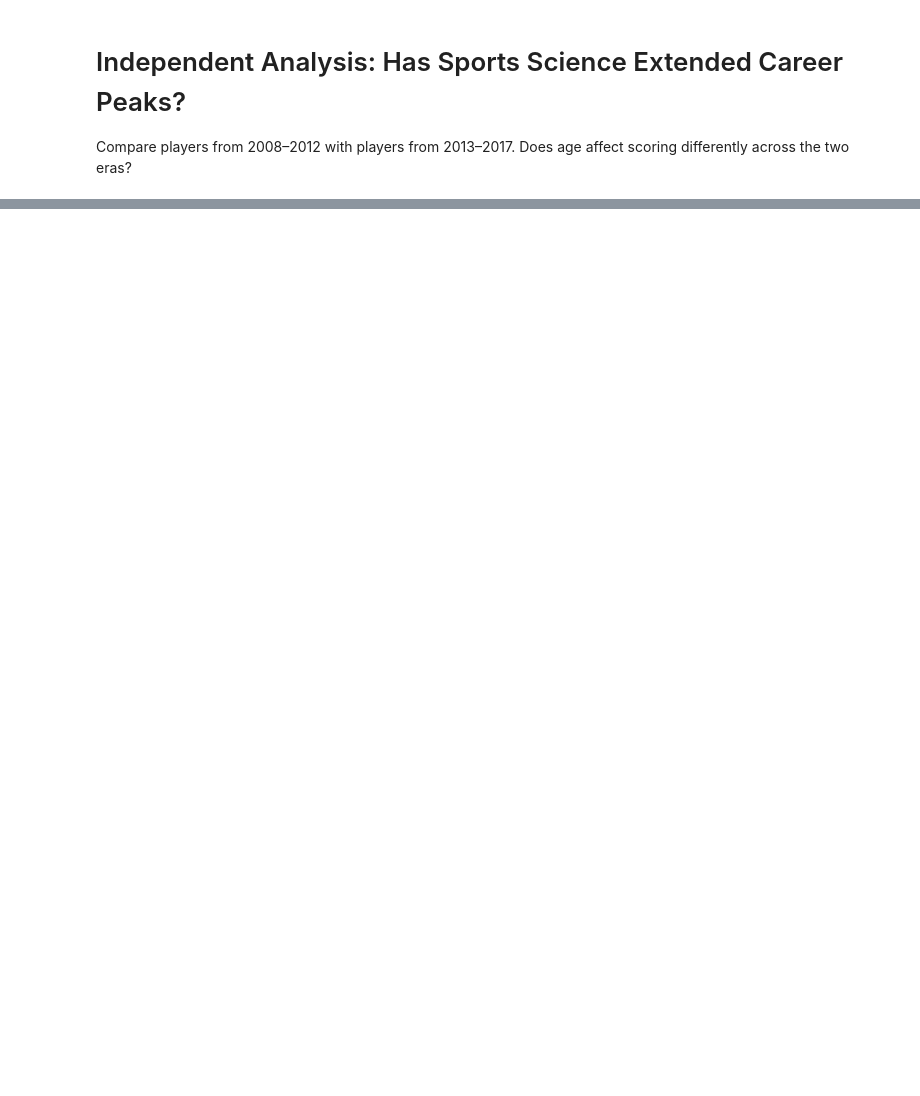
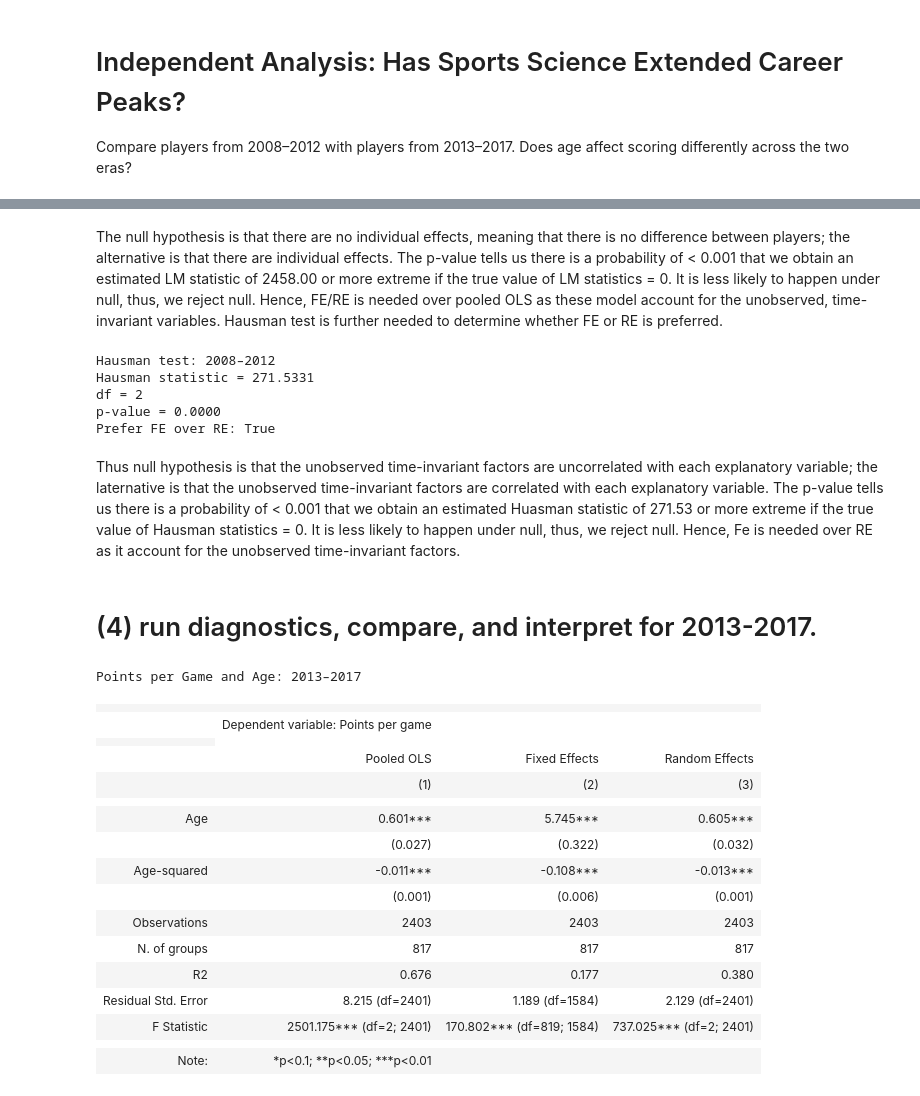
Before and after one commit to Jianru-Yang/hs4002labs_2026, a Jupyter notebook: week11/week11_notebook_student.ipynb, the cells around one changed output, grey strips where cells are left out. Drawn from its saved outputs; the diff is of its cells as text; code cells hidden in the pictures; blank space fills up the shorter version.

```diff
--- a/week11/week11_notebook_student.ipynb
+++ b/week11/week11_notebook_student.ipynb
@@ -172,0 +368,5 @@ Compare players from 2008–2012 with players from 2013–2017. Does age affect
+# %%
+#Pooled OLS: 2013–2017
+pool_model_2013_2017 = PooledOLS.from_formula('ppg ~ age + I(age**2)', data=panel_2013_2017)
+pool_result_2013_2017 = pool_model_2013_2017.fit()
+print(pool_result_2013_2017.summary)
@@ -172,0 +414,5 @@ Compare players from 2008–2012 with players from 2013–2017. Does age affect
+# %%
+# FE: 2013–2017
+fe_model_2013_2017 = PanelOLS.from_formula('ppg ~ age + I(age**2) + EntityEffects', data=panel_2013_2017)
+fe_result_2013_2017 = fe_model_2013_2017.fit()
+print(fe_result_2013_2017.summary)
@@ -172,0 +460,5 @@ Compare players from 2008–2012 with players from 2013–2017. Does age affect
+# %%
+# RE: 2013–2017
+re_model_2013_2017 = RandomEffects.from_formula('ppg ~ age + I(age**2)', data=panel_2013_2017)
+re_result_2013_2017 = re_model_2013_2017.fit()
+print(re_result_2013_2017.summary)
@@ -172,0 +541,65 @@ Compare players from 2008–2012 with players from 2013–2017. Does age affect
+# %% [markdown]
+The null hypothesis is that there are no individual effects, meaning that there is no difference between players; the alternative is that there are individual effects. The p-value tells us there is a probability of < 0.001 that we obtain an estimated LM statistic of 2458.00 or more extreme if the true value of LM statistics = 0. It is less likely to happen under null, thus, we reject null. Hence, FE/RE is needed over pooled OLS as these model account for the unobserved, time-invariant variables. Hausman test is further needed to determine whether FE or RE is preferred.
+# %%
+# Hausman test
+from scipy.stats import chi2
+
+common_params = fe_result_2008_2012.params.index.intersection(re_result_2008_2012.params.index)
+
+beta_diff = (fe_result_2008_2012.params[common_params] - re_result_2008_2012.params[common_params])
+cov_diff = (
+    fe_result_2008_2012.cov.loc[common_params, common_params] -
+    re_result_2008_2012.cov.loc[common_params, common_params]
+)
+
+h_stat = float(beta_diff.T @ np.linalg.inv(cov_diff.values) @ beta_diff)
+p_val = chi2.sf(h_stat, df=len(common_params))
+print('Hausman test: 2008–2012')
+print(f'Hausman statistic = {h_stat:.4f}')
+print(f'df = {len(common_params)}')
+print(f'p-value = {p_val:.4f}')
+print('Prefer FE over RE:', p_val < 0.05)
+# %% [output]
+Hausman test: 2008–2012
+Hausman statistic = 271.5331
+df = 2
+p-value = 0.0000
+Prefer FE over RE: True
+# %% [markdown]
+Thus null hypothesis is that the unobserved time-invariant factors are uncorrelated with each explanatory variable; the laternative is that the unobserved time-invariant factors are correlated with each explanatory variable. The p-value tells us there is a probability of < 0.001 that we obtain an estimated Huasman statistic of 271.53 or more extreme if the true value of Hausman statistics = 0. It is less likely to happen under null, thus, we reject null. Hence, Fe is needed over RE as it account for the unobserved time-invariant factors.
+# %% [markdown]
+# (4) run diagnostics, compare, and interpret for 2013-2017.
+# %%
+# (4) run diagnostics, compare, and interpret for 2013-2017.
+sg_2013_2017 = Stargazer([pool_result_2013_2017, fe_result_2013_2017, re_result_2013_2017])
+sg_2013_2017.title('Points per Game and Age: 2013–2017')
+
+# Label models and variables
+sg_2013_2017.dependent_variable_name('Points per game')
+sg_2013_2017.custom_columns(['Pooled OLS', 'Fixed Effects', 'Random Effects'], [1, 1, 1])
+sg_2013_2017.covariate_order(['age', 'I(age ** 2)'])
+sg_2013_2017.rename_covariates({
+    'age': 'Age',
+    'I(age ** 2)': 'Age-squared',
+})
+
+sg_2013_2017
+# %% [output]
+Points per Game and Age: 2013–2017
+|  |  |  |  |
+|  | Dependent variable: Points per game |  |  |
+|  |
+|  | Pooled OLS | Fixed Effects | Random Effects |
+|  | (1) | (2) | (3) |
+|  |  |  |  |
+| Age | 0.601*** | 5.745*** | 0.605*** |
+|  | (0.027) | (0.322) | (0.032) |
+| Age-squared | -0.011*** | -0.108*** | -0.013*** |
+|  | (0.001) | (0.006) | (0.001) |  |  |  |  |
+| Observations | 2403 | 2403 | 2403 |
+| N. of groups | 817 | 817 | 817 |
+| R2 | 0.676 | 0.177 | 0.380 |
+| Residual Std. Error | 8.215 (df=2401) | 1.189 (df=1584) | 2.129 (df=2401) |
+| F Statistic | 2501.175*** (df=2; 2401) | 170.802*** (df=819; 1584) | 737.025*** (df=2; 2401) |
+|  |  |  |  |
+| Note: | *p<0.1; **p<0.05; ***p<0.01 |  |  |
```
Also changed, not shown: parts of 40 cells of this notebook, 1 other file.
